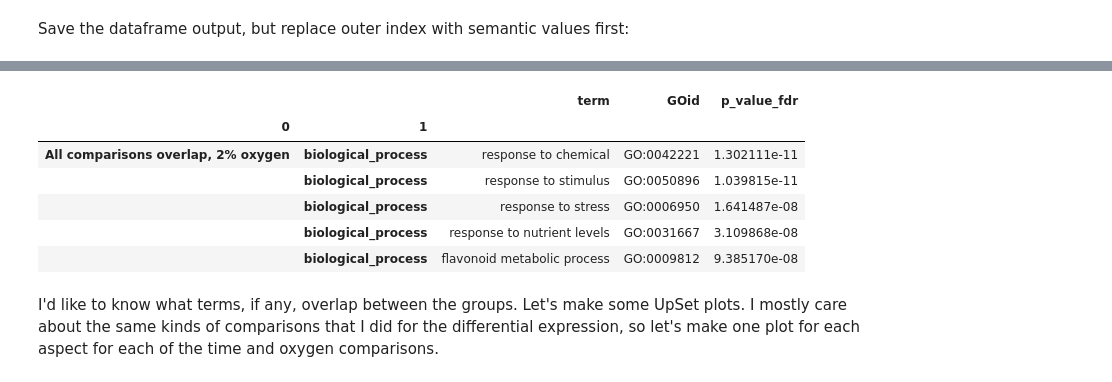
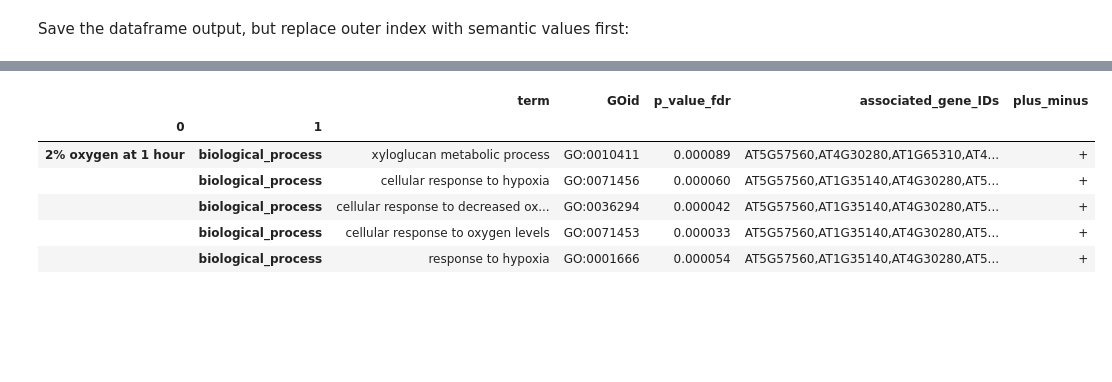
Before and after one commit to serenalotreck/photorespiration-omics, a Jupyter notebook: notebooks/go_terms_DEGs.ipynb, the cells around one changed output, grey strips where cells are left out. Saved outputs shown, nothing was run; the diff lists cells and outputs as text; code cells hidden in the pictures; blank space fills up the shorter version.

Commit message:
Add GO term visualizations

```diff
--- a/notebooks/go_terms_DEGs.ipynb
+++ b/notebooks/go_terms_DEGs.ipynb
@@ -147,14 +168,12 @@ go_enrichment_data.to_csv('../data/Araport11_outputs_ALL/panther_API_go_enrichme
 # %%
 ## START HERE if you don't want to re-run enrichment
-go_enrichment_data = pd.read_csv('../data/Araport11_outputs_ALL/panther_API_go_enrichments/PANTHER_GO_enrichments_all_categories_18Mar2025.csv').rename(columns={'Unnamed: 0': 0, 'Unnamed: 1': 1}).set_index([0, 1])
+go_enrichment_data = pd.read_csv('../data/Araport11_outputs_ALL/panther_API_go_enrichments/PANTHER_GO_enrichments_oxygen_comp_WITH_GENEIDS_02May2025.csv').rename(columns={'Unnamed: 0': 0, 'Unnamed: 1': 1}).set_index([0, 1])
 go_enrichment_data.head()
 # %% [output]
-|  |  | term | GOid | p_value_fdr |
-| 0 | 1 |  |  |  |
-| All comparisons overlap, 2% oxygen | biological_process | response to chemical | GO:0042221 | 1.302111e-11 |
-|  | biological_process | response to stimulus | GO:0050896 | 1.039815e-11 |
-|  | biological_process | response to stress | GO:0006950 | 1.641487e-08 |
-|  | biological_process | response to nutrient levels | GO:0031667 | 3.109868e-08 |
-|  | biological_process | flavonoid metabolic process | GO:0009812 | 9.385170e-08 |
+|  |  | term | GOid | p_value_fdr | associated_gene_IDs | plus_minus |
+| 0 | 1 |  |  |  |  |  |
+| 2% oxygen at 1 hour | biological_process | xyloglucan metabolic process | GO:0010411 | 0.000089 | AT5G57560,AT4G30280,AT1G65310,AT4... | + |
+|  | biological_process | cellular response to hypoxia | GO:0071456 | 0.000060 | AT5G57560,AT1G35140,AT4G30280,AT5... | + |
+|  | biological_process | cellular response to decreased ox... | GO:0036294 | 0.000042 | AT5G57560,AT1G35140,AT4G30280,AT5... | + |
+|  | biological_process | cellular response to oxygen levels | GO:0071453 | 0.000033 | AT5G57560,AT1G35140,AT4G30280,AT5... | + |
+|  | biological_process | response to hypoxia | GO:0001666 | 0.000054 | AT5G57560,AT1G35140,AT4G30280,AT5... | + |
-# %% [markdown]
-I'd like to know what terms, if any, overlap between the groups. Let's make some UpSet plots. I mostly care about the same kinds of comparisons that I did for the differential expression, so let's make one plot for each aspect for each of the time and oxygen comparisons.
```
Also changed, not shown: parts of 47 cells of this notebook.
